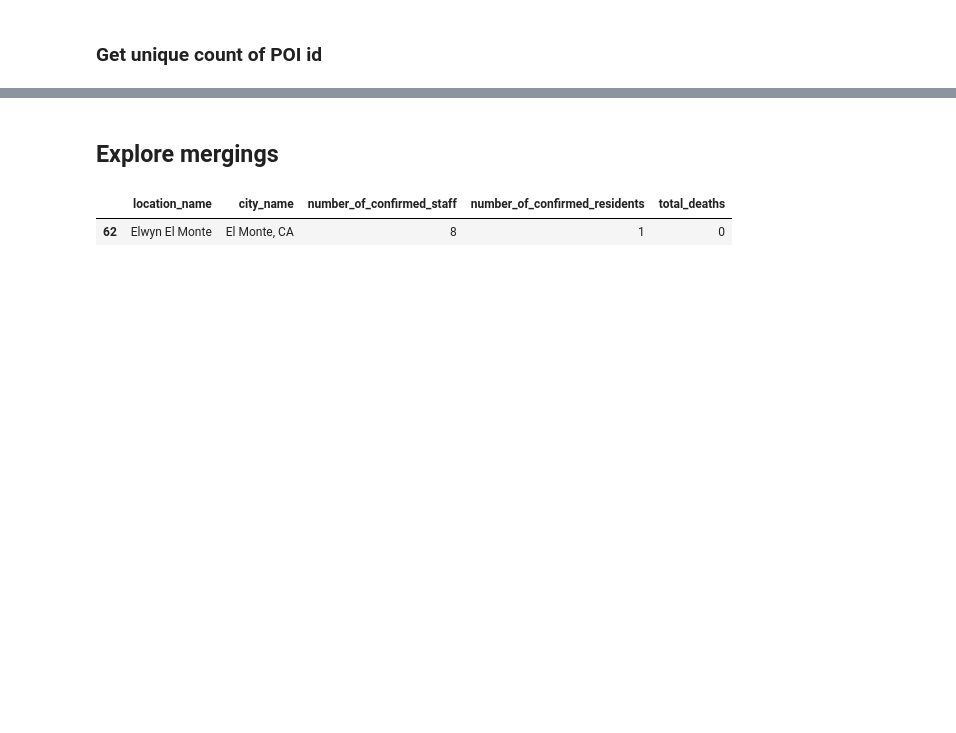
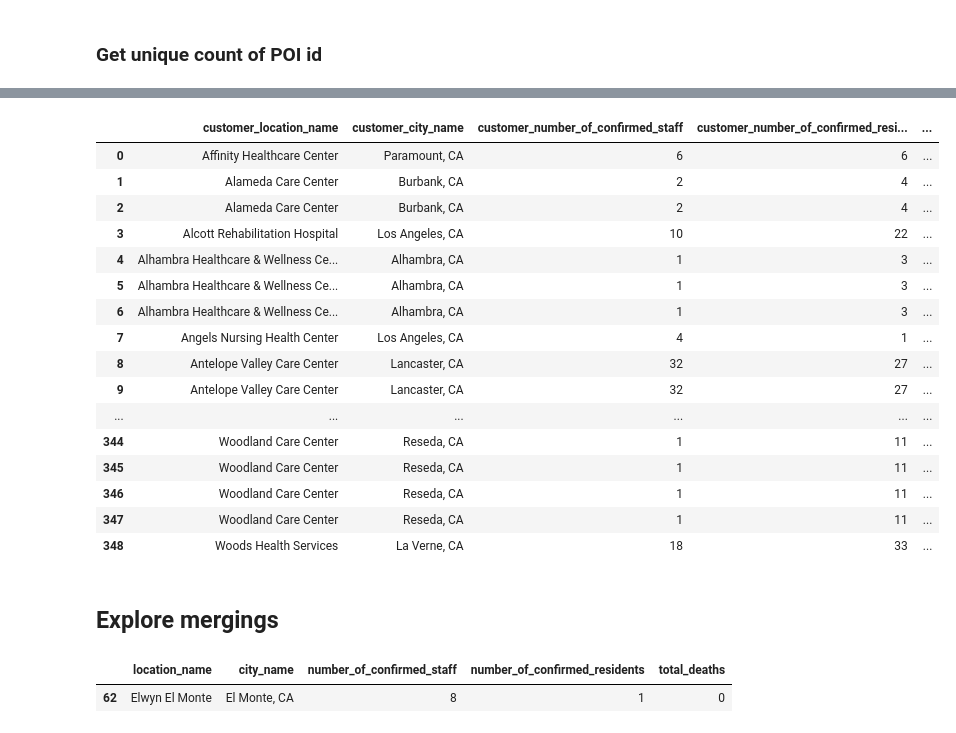
Before and after one commit to francisco-avalos/LA_covid19_data_cases, a Jupyter notebook: jupyter-notebook-sandbox/Sandbox - Adding POI to usc-model.ipynb, the cells around one changed output, grey strips where cells are left out. Saved outputs shown, nothing was run; the diff lists cells and outputs as text; code cells hidden in the pictures; blank space fills up the shorter version.

Commit message:
sandbox: marrying la-cases matched data with safegraph poi data

```diff
--- a/jupyter-notebook-sandbox/Sandbox - Adding POI to usc-model.ipynb
+++ b/jupyter-notebook-sandbox/Sandbox - Adding POI to usc-model.ipynb
@@ -16,0 +20,27 @@ RCAC_oct0220_df = pd.read_csv('rcac_poi_match.csv')
+# %%
+os.chdir('/Volumes/USB30FD/RMDI_data/')
+
+# filename = 'core_places_us_only/2020/08/Core-USA-August2020-Release-CORE_POI-2020_07-2020-08-07.zip'
+filename = 'core_places_us_only/09142020/Core-USA-Sep-CORE_POI-2020_08-2020-09-08.zip'
+
+poi = []
+
+with ZipFile(filename, 'r') as zip:
+    with zip.open('core_poi-part1.csv.gz') as myfile:
+        poi.append(pd.read_csv(myfile, compression='gzip'))
+    with zip.open('core_poi-part2.csv.gz') as myfile:
+        poi.append(pd.read_csv(myfile, compression='gzip'))
+    with zip.open('core_poi-part3.csv.gz') as myfile:
+        poi.append(pd.read_csv(myfile, compression='gzip'))
+    with zip.open('core_poi-part4.csv.gz') as myfile:
+        poi.append(pd.read_csv(myfile, compression='gzip'))
+    with zip.open('core_poi-part5.csv.gz') as myfile:
+        poi.append(pd.read_csv(myfile, compression='gzip'))
+
+poi_df = pd.concat(poi)
+
+del poi
+
+POI_DF = poi_df[poi_df['region']=='CA']
+
+del poi_df
@@ -76,0 +127,4 @@ len(RCAC_oct0120_df[RCAC_oct0120_df['number_of_candidate_matches']==1]['safegrap
+# %%
+single_matches = RCAC_oct0120_df[RCAC_oct0120_df['number_of_candidate_matches']==1]
+single_matches.shape # (349, 13)
+single_matches.head()
@@ -77,3 +138,23 @@ len(RCAC_oct0120_df[RCAC_oct0120_df['number_of_candidate_matches']==1]['safegrap
+# %%
+pd.merge(single_matches, POI_DF, on=['safegraph_place_id'], how='left')
+# %% [output]
+|  | customer_location_name | customer_city_name | customer_number_of_confirmed_staff | customer_number_of_confirmed_resi... | ... |
+| 0 | Affinity Healthcare Center | Paramount, CA | 6 | 6 | ... |
+| 1 | Alameda Care Center | Burbank, CA | 2 | 4 | ... |
+| 2 | Alameda Care Center | Burbank, CA | 2 | 4 | ... |
+| 3 | Alcott Rehabilitation Hospital | Los Angeles, CA | 10 | 22 | ... |
+| 4 | Alhambra Healthcare & Wellness Ce... | Alhambra, CA | 1 | 3 | ... |
+| 5 | Alhambra Healthcare & Wellness Ce... | Alhambra, CA | 1 | 3 | ... |
+| 6 | Alhambra Healthcare & Wellness Ce... | Alhambra, CA | 1 | 3 | ... |
+| 7 | Angels Nursing Health Center | Los Angeles, CA | 4 | 1 | ... |
+| 8 | Antelope Valley Care Center | Lancaster, CA | 32 | 27 | ... |
+| 9 | Antelope Valley Care Center | Lancaster, CA | 32 | 27 | ... |
+| ... | ... | ... | ... | ... | ... |
+| 344 | Woodland Care Center | Reseda, CA | 1 | 11 | ... |
+| 345 | Woodland Care Center | Reseda, CA | 1 | 11 | ... |
+| 346 | Woodland Care Center | Reseda, CA | 1 | 11 | ... |
+| 347 | Woodland Care Center | Reseda, CA | 1 | 11 | ... |
+| 348 | Woods Health Services | La Verne, CA | 18 | 33 | ... |
 # %% [markdown]
 ## Explore mergings
 # %%
```
Also changed, not shown: parts of 9 cells of this notebook.
